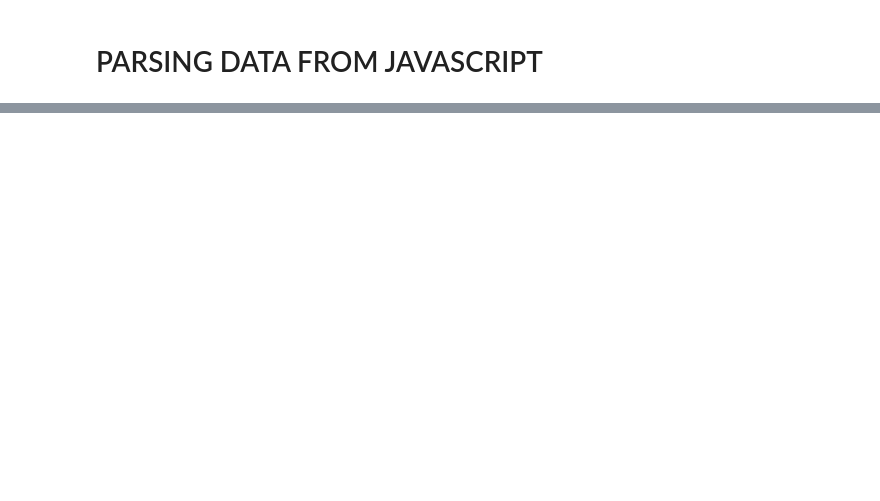
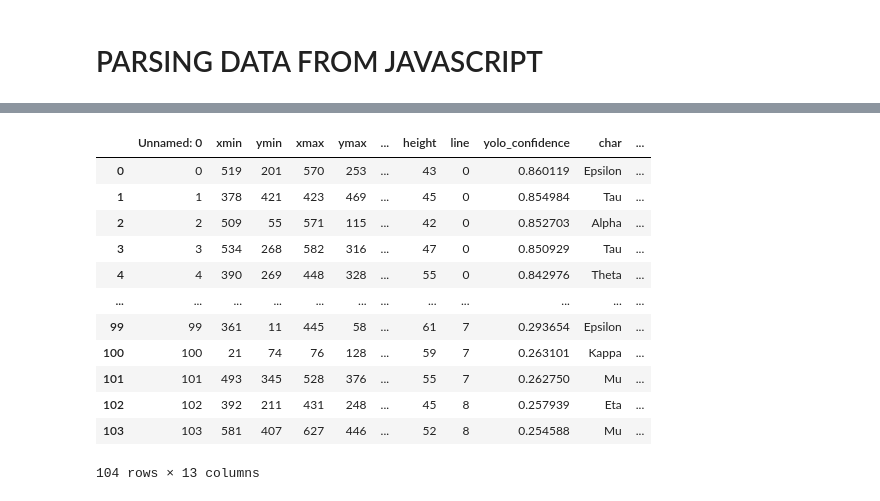
Before and after one commit to mis2n/Transkrybe, a Jupyter notebook: lineseg sandbox.ipynb, the cells around one changed output, grey strips where cells are left out. Saved outputs shown, nothing was run; the diff lists cells and outputs as text; code cells hidden in the pictures; blank space fills up the shorter version.

```diff
--- a/lineseg sandbox.ipynb
+++ b/lineseg sandbox.ipynb
@@ -676,0 +682,22 @@ df5
+# %%
+chars = []
+conf = []
+
+for i in range(len(df2)):
+
+    #cropped = fragment[(df2['ymax'][i]):(df2['ymin'][i]), (df2['xmin'][i]):(df2['xmax'][i])]
+    cropped = fragment[(int(df2['yc'][i] - (df2['height'][i] / 2))):(int(df2['yc'][i] + (df2['height'][i] / 2))), (int(df2['xc'][i] - (df2['width'][i] / 2))):(int(df2['xc'][i] + (df2['width'][i] / 2)))]
+    res = cv2.resize(cropped, (70, 70), interpolation=cv2.INTER_AREA)
+    x = []
+    x.append(res)
+    X = np.array(x)
+    preds = infer.predict(X, verbose=0)
+    imclass = np.argmax(preds[0])
+    char = classes[imclass]
+    prob = preds[0][imclass]
+    chars.append(char)
+    conf.append(prob)
+    plt.figure()
+    plt.imshow(res)
+    plt.title(str(i) + " - " + char + " - " + str(prob))
+    plt.show()
@@ -676,0 +718,18 @@ df5
+# %%
+df2['char'] = chars
+df2['resnet_confidence'] = conf
+df2
+# %% [output]
+|  | Unnamed: 0 | xmin | ymin | xmax | ymax | ... | height | line | yolo_confidence | char | ... |
+| 0 | 0 | 519 | 201 | 570 | 253 | ... | 43 | 0 | 0.860119 | Epsilon | ... |
+| 1 | 1 | 378 | 421 | 423 | 469 | ... | 45 | 0 | 0.854984 | Tau | ... |
+| 2 | 2 | 509 | 55 | 571 | 115 | ... | 42 | 0 | 0.852703 | Alpha | ... |
+| 3 | 3 | 534 | 268 | 582 | 316 | ... | 47 | 0 | 0.850929 | Tau | ... |
+| 4 | 4 | 390 | 269 | 448 | 328 | ... | 55 | 0 | 0.842976 | Theta | ... |
+| ... | ... | ... | ... | ... | ... | ... | ... | ... | ... | ... | ... |
+| 99 | 99 | 361 | 11 | 445 | 58 | ... | 61 | 7 | 0.293654 | Epsilon | ... |
+| 100 | 100 | 21 | 74 | 76 | 128 | ... | 59 | 7 | 0.263101 | Kappa | ... |
+| 101 | 101 | 493 | 345 | 528 | 376 | ... | 55 | 7 | 0.262750 | Mu | ... |
+| 102 | 102 | 392 | 211 | 431 | 248 | ... | 45 | 8 | 0.257939 | Eta | ... |
+| 103 | 103 | 581 | 407 | 627 | 446 | ... | 52 | 8 | 0.254588 | Mu | ... |
+104 rows × 13 columns
```
Also changed, not shown: parts of 7 cells of this notebook, 1 other file.
